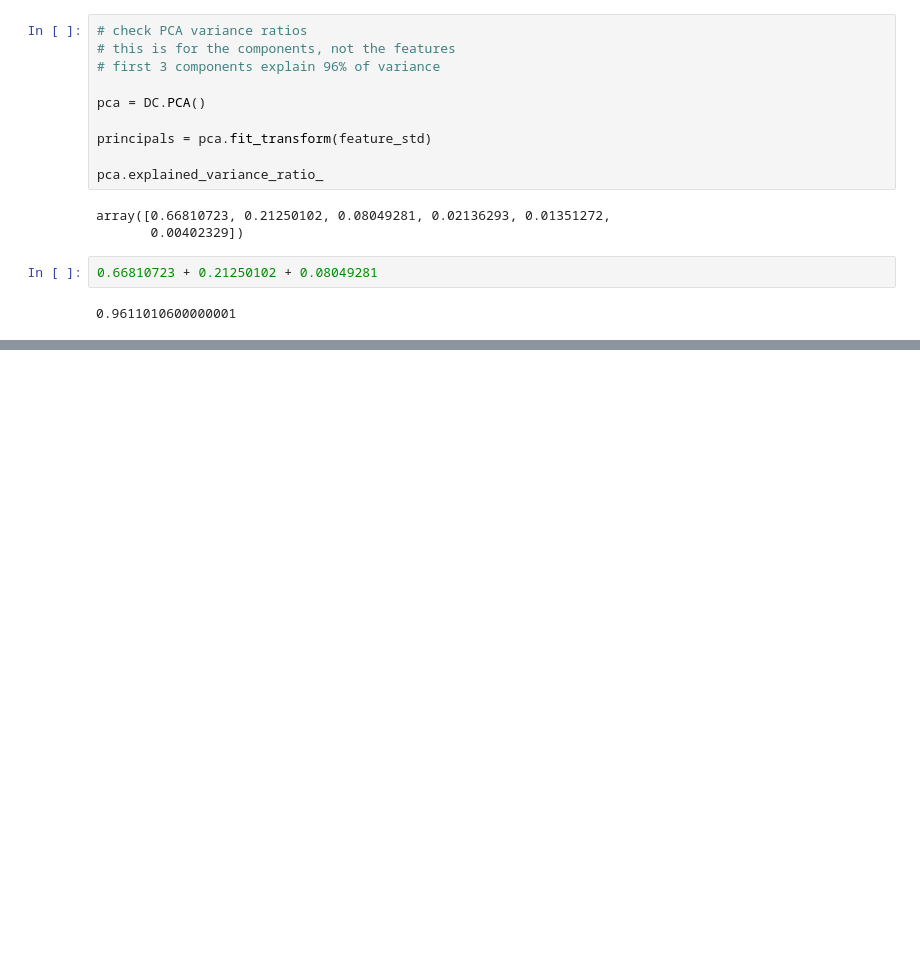
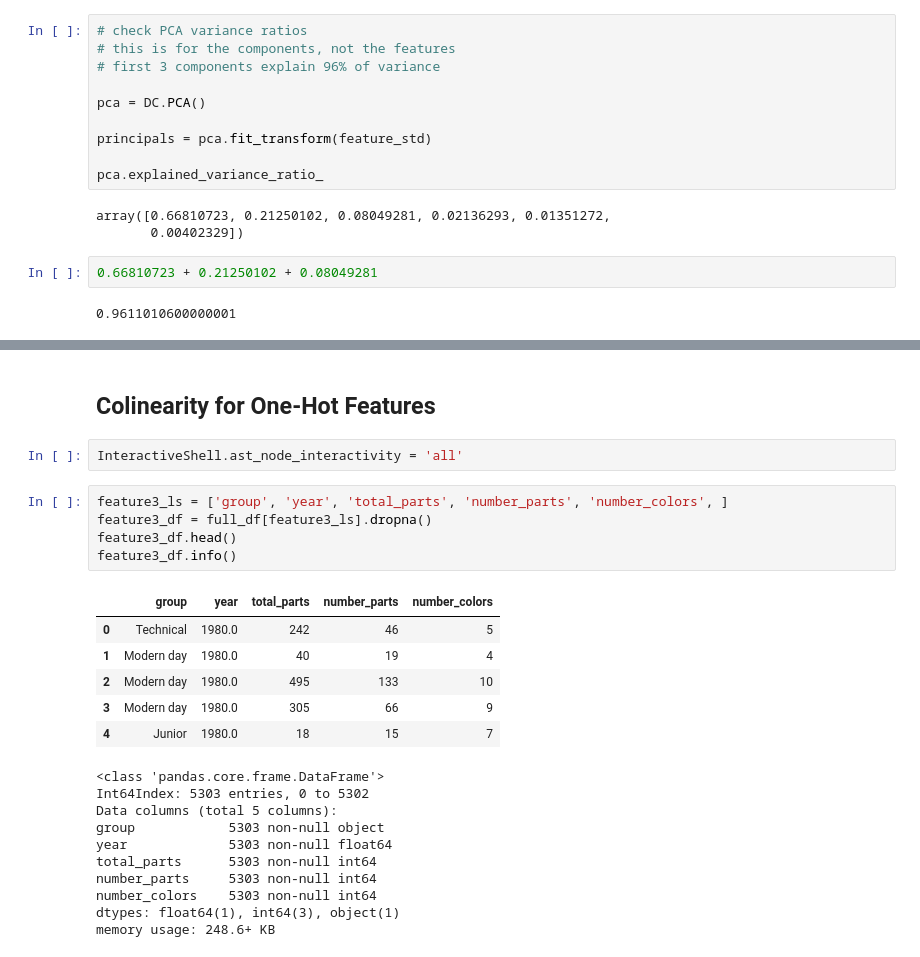
Before and after one commit to NathanVenos/Classifying_LEGO_Value_Retention, a Jupyter notebook: analysis/colinearity.ipynb, the cells around one changed output, grey strips where cells are left out. Saved outputs shown, nothing was run; the diff lists cells and outputs as text; blank space fills up the shorter version.

Commit message:
colinearity notebook added

```diff
--- a/analysis/colinearity.ipynb
+++ b/analysis/colinearity.ipynb
@@ -164,0 +250,26 @@ array([0.66810723, 0.21250102, 0.08049281, 0.02136293, 0.01351272,
+# %% [markdown]
+## Colinearity for One-Hot Features
+# %%
+InteractiveShell.ast_node_interactivity = 'all'
+# %%
+feature3_ls = ['group', 'year', 'total_parts', 'number_parts', 'number_colors', ]
+feature3_df = full_df[feature3_ls].dropna()
+feature3_df.head()
+feature3_df.info()
+# %% [output]
+|  | group | year | total_parts | number_parts | number_colors |
+| 0 | Technical | 1980.0 | 242 | 46 | 5 |
+| 1 | Modern day | 1980.0 | 40 | 19 | 4 |
+| 2 | Modern day | 1980.0 | 495 | 133 | 10 |
+| 3 | Modern day | 1980.0 | 305 | 66 | 9 |
+| 4 | Junior | 1980.0 | 18 | 15 | 7 |
+<class 'pandas.core.frame.DataFrame'>
+Int64Index: 5303 entries, 0 to 5302
+Data columns (total 5 columns):
+group            5303 non-null object
+year             5303 non-null float64
+total_parts      5303 non-null int64
+number_parts     5303 non-null int64
+number_colors    5303 non-null int64
+dtypes: float64(1), int64(3), object(1)
+memory usage: 248.6+ KB
```
Also changed, not shown: parts of 14 cells of this notebook.
